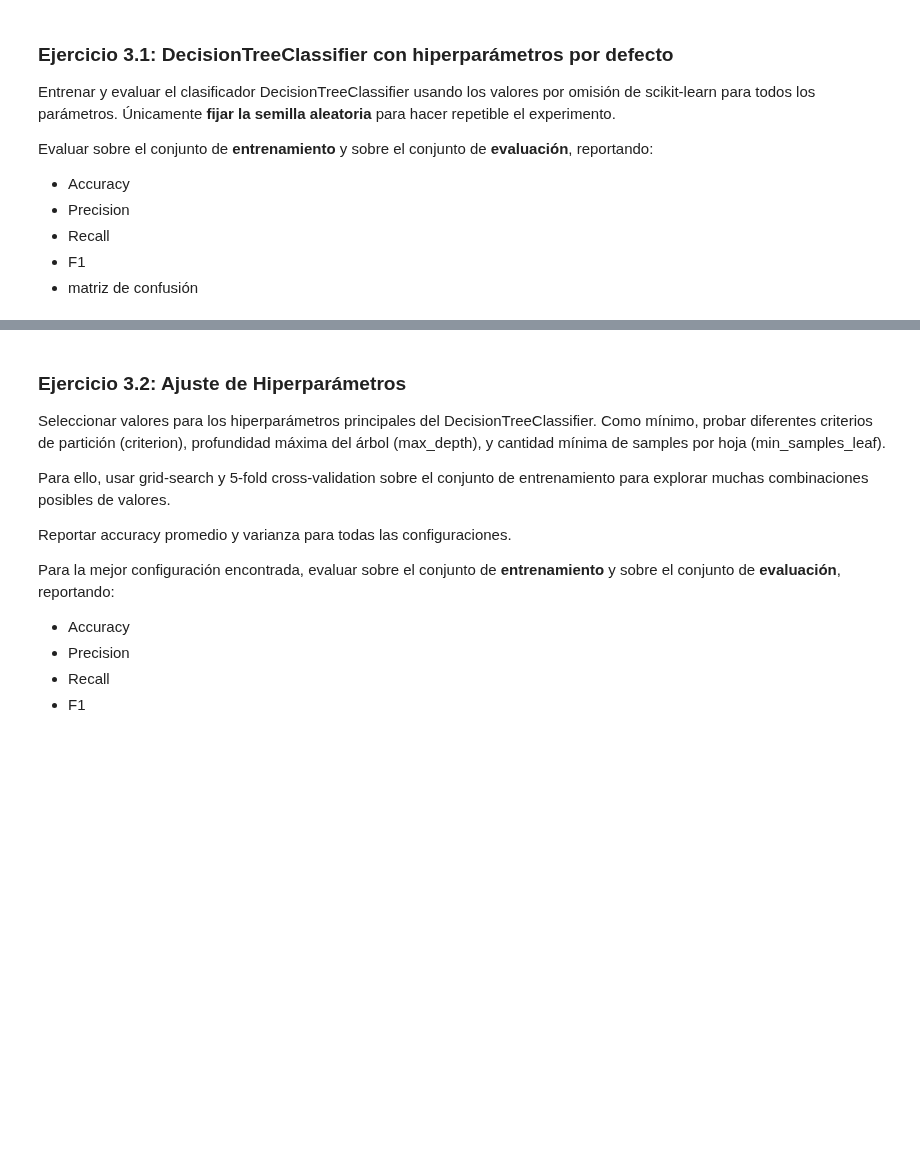
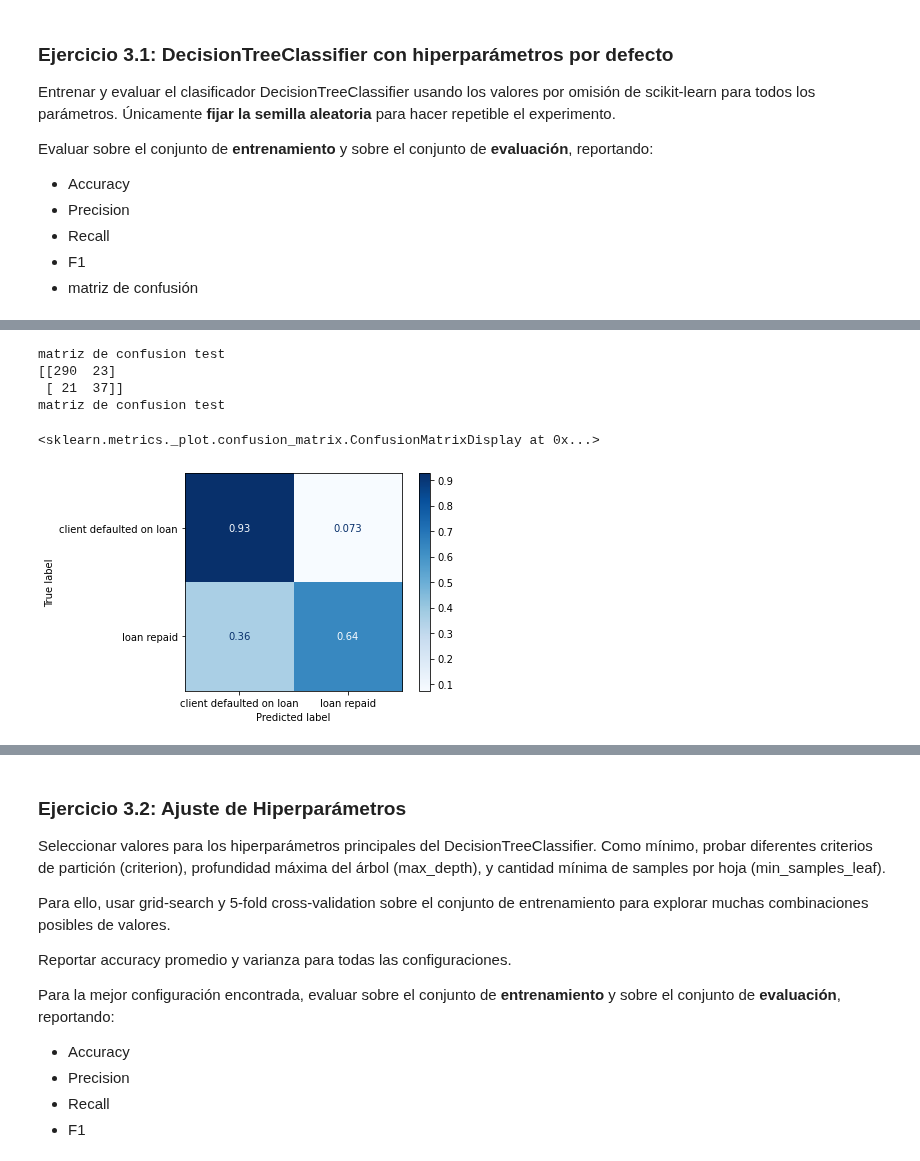
Before and after one commit to eliasexequiel/diplodatos, a Jupyter notebook: 03_introduccion_aprendizaje_automatico/lab_2_wolfmann.ipynb, the cells around one changed output, grey strips where cells are left out. Saved outputs shown, nothing was run; the diff lists cells and outputs as text; code cells hidden in the pictures; blank space fills up the shorter version.

```diff
--- a/03_introduccion_aprendizaje_automatico/lab_2_wolfmann.ipynb
+++ b/03_introduccion_aprendizaje_automatico/lab_2_wolfmann.ipynb
@@ -282,0 +378,17 @@ Evaluar sobre el conjunto de **entrenamiento** y sobre el conjunto de **evaluaci
+# %%
+cm=confusion_matrix(y_test,y_test_pred)
+print('matriz de confusion test')
+print(cm)
+tn, fp, fn, tp = confusion_matrix(y_test,y_test_pred).ravel()
+print('matriz de confusion test')
+plot_confusion_matrix(model.fit(X_train, y_train), X_test, y_test,
+                                 display_labels=['client defaulted on loan','loan repaid'],
+                                 cmap=plt.cm.Blues,
+                                 normalize='true')
+# %% [output]
+matriz de confusion test
+[[290  23]
+ [ 21  37]]
+matriz de confusion test
+<sklearn.metrics._plot.confusion_matrix.ConfusionMatrixDisplay at 0x...>
+[figure, added]
```
Also changed, not shown: parts of 20 cells of this notebook.
